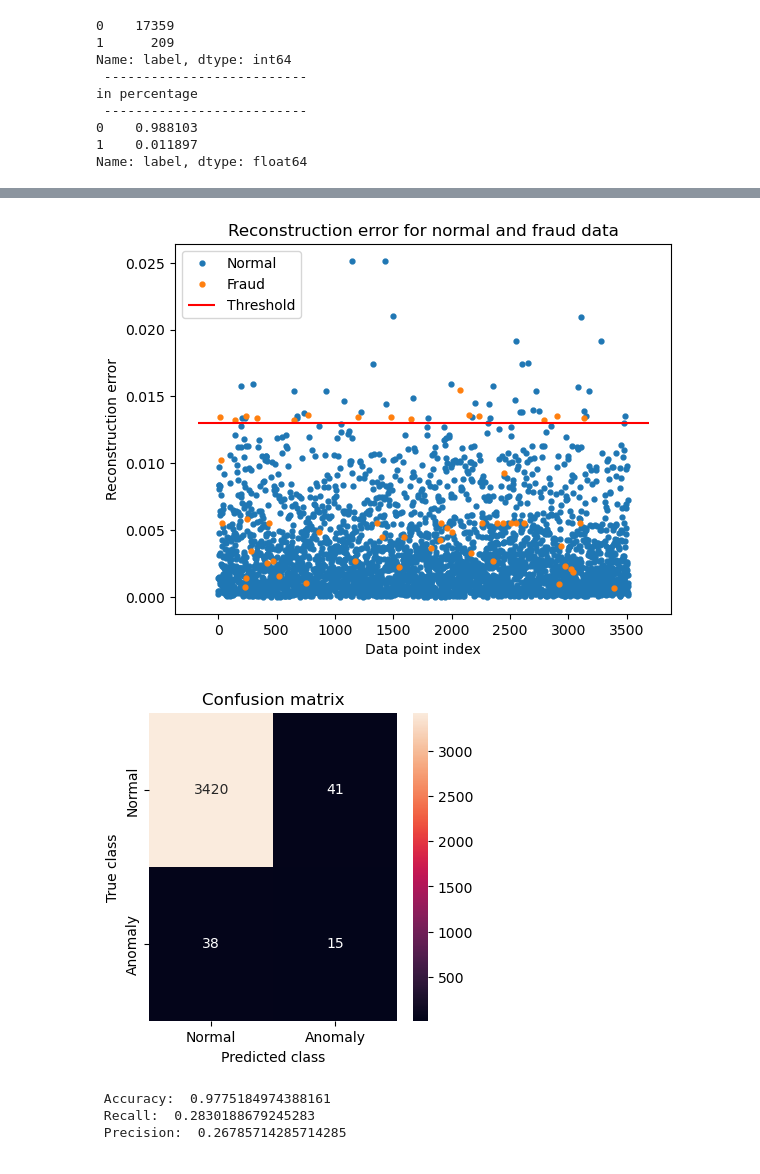
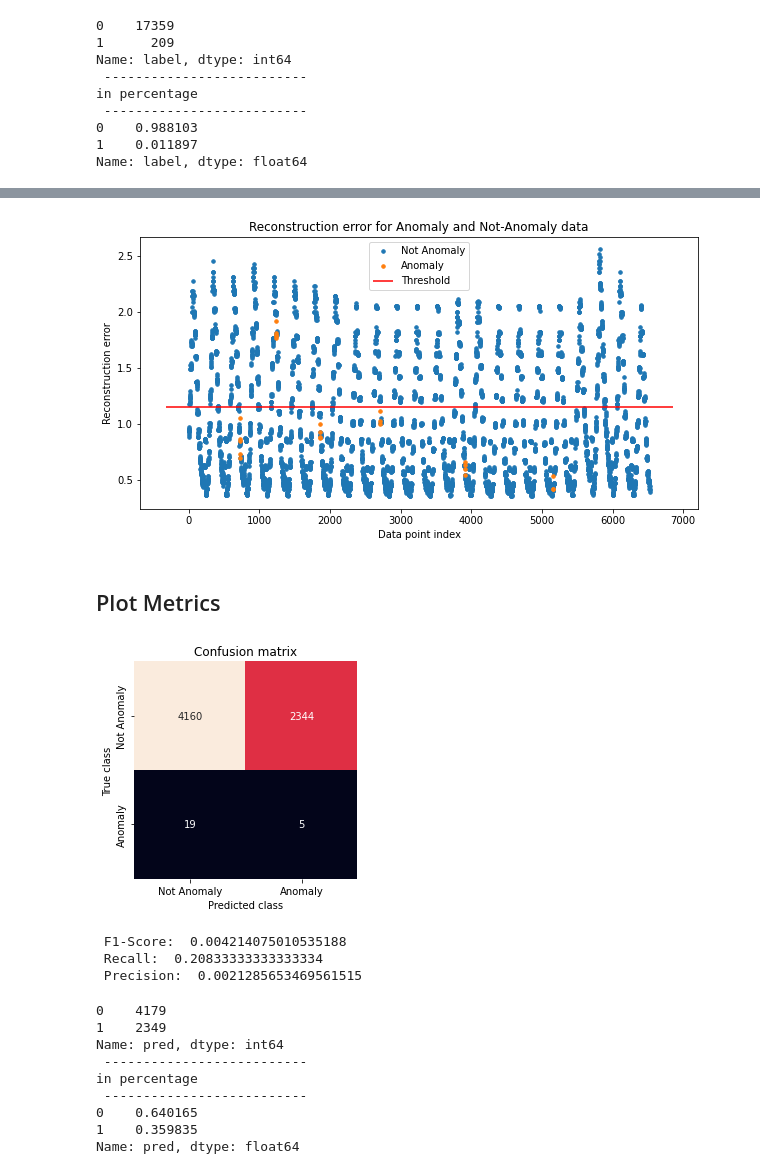
Before and after one commit to ChetanaRajabhoj/kagglex-project, a Jupyter notebook: notebooks/4.0-cr-model-1-autoencoder.ipynb, the cells around one changed output, grey strips where cells are left out. Cells and saved outputs as stored; diff of their text form; code cells hidden in the pictures.

```diff
--- a/notebooks/4.0-cr-model-1-autoencoder.ipynb
+++ b/notebooks/4.0-cr-model-1-autoencoder.ipynb
@@ -173,7 +166,15 @@ early_stop = tf.keras.callbacks.EarlyStopping(
     verbose=1,
     mode='min',
     restore_best_weights=True)
-# %%
-autoencoder.compile(metrics=['accuracy'],
-                    loss='mean_squared_error',
-                    optimizer='adam')
+# %%
+# autoencoder.compile(metrics=['accuracy'],
+#                     loss='mean_squared_error',
+#                     optimizer='adam')
+
+# autoencoder.compile(optimizer='adam',
+#               loss=tf.keras.losses.BinaryCrossentropy(),
+#               metrics=[tf.keras.metrics.AUC()])
+
+autoencoder.compile(optimizer='sgd',
+              loss=tf.keras.losses.BinaryCrossentropy(from_logits=True),
+              metrics=[tf.keras.metrics.AUC(from_logits=True)])
@@ -180,9 +183,9 @@ autoencoder.compile(metrics=['accuracy'],
 # %%
-history = autoencoder.fit(normal_train_data, normal_train_data,
+history = autoencoder.fit(X_train, X_train,
                     epochs=nb_epoch,
                     batch_size=batch_size,
-                    shuffle=True,
-                    validation_data=(test_data, test_data),
+                    shuffle=False,
+                    validation_data=(X_test, X_test),
                     verbose=1,
                     callbacks=[cp, early_stop]
                     ).history
@@ -218,6 +225,6 @@ plt.show()
 # %%
-test_x_predictions = autoencoder.predict(test_data)
-mse = np.mean(np.power(test_data - test_x_predictions, 2), axis=1)
+X_test_predictions = autoencoder.predict(X_test)
+mse = np.mean(np.power(X_test - X_test_predictions, 2), axis=1)
 error_df = pd.DataFrame({'Reconstruction_error': mse,
-                        'True_class': test_labels})
+                        'True_class': y_test})
 # %% [output]
@@ -225,35 +232,52 @@ error_df = pd.DataFrame({'Reconstruction_error': mse,
 # %%
-threshold_fixed = 0.013
+threshold_fixed = 1.15
 groups = error_df.groupby('True_class')
-fig, ax = plt.subplots()
+fig, ax = plt.subplots(figsize=(10,5))
 for name, group in groups:
     ax.plot(group.index, group.Reconstruction_error, marker='o', ms=3.5, linestyle='',
-            label= "Fraud" if name == 1 else "Normal")
+            label= "Anomaly" if name == 1 else "Not Anomaly")
 ax.hlines(threshold_fixed, ax.get_xlim()[0], ax.get_xlim()[1], colors="r", zorder=100, label='Threshold')
 ax.legend()
-plt.title("Reconstruction error for normal and fraud data")
+plt.title("Reconstruction error for Anomaly and Not-Anomaly data")
 plt.ylabel("Reconstruction error")
 plt.xlabel("Data point index")
 plt.show();
 # %% [output]
-[figure, old version]
+[figure, new version]
+# %% [markdown]
+## Plot Metrics
 # %%
-threshold_fixed =0.013
-pred_y = [1 if e > threshold_fixed else 0 for e in error_df.Reconstruction_error.values]
-error_df['pred'] =pred_y
-conf_matrix = confusion_matrix(error_df.True_class, pred_y)
-plt.figure(figsize=(4, 4))
-sns.heatmap(conf_matrix, xticklabels=LABELS, yticklabels=LABELS, annot=True, fmt="d");
+threshold_fixed = 1.14
+y_pred = [1 if e > threshold_fixed else 0 for e in error_df.Reconstruction_error.values]
+error_df['pred'] =y_pred
+conf_matrix = confusion_matrix(error_df.True_class, y_pred)
+# print(conf_matrix)
+plt.figure(figsize=(4,4))
+sns.heatmap(conf_matrix, xticklabels=LABELS, yticklabels=LABELS, annot=True, fmt="d", cbar=False);
 plt.title("Confusion matrix")
 plt.ylabel('True class')
 plt.xlabel('Predicted class')
 plt.show()
 # print Accuracy, precision and recall
-print(" Accuracy: ",accuracy_score(error_df['True_class'], error_df['pred']))
+print(" F1-Score: ",metrics.f1_score(error_df['True_class'], error_df['pred']))
 print(" Recall: ",recall_score(error_df['True_class'], error_df['pred']))
 print(" Precision: ",precision_score(error_df['True_class'], error_df['pred']))
 # %% [output]
-[figure, old version]
+[figure, new version]
- Accuracy:  0.9775184974388161
- Recall:  0.2830188679245283
- Precision:  0.26785714285714285
+ F1-Score:  0.004214075010535188
+ Recall:  0.20833333333333334
+ Precision:  0.0021285653469561515
+# %%
+print(error_df.pred.value_counts(), "\n","--------------------------")
+print("in percentage", "\n", "--------------------------")
+print(error_df.pred.value_counts(normalize=True))
+# %% [output]
+0    4179
+1    2349
+Name: pred, dtype: int64
+ --------------------------
+in percentage
+ --------------------------
+0    0.640165
+1    0.359835
+Name: pred, dtype: float64
```
Also changed, not shown: parts of 50 cells of this notebook.
